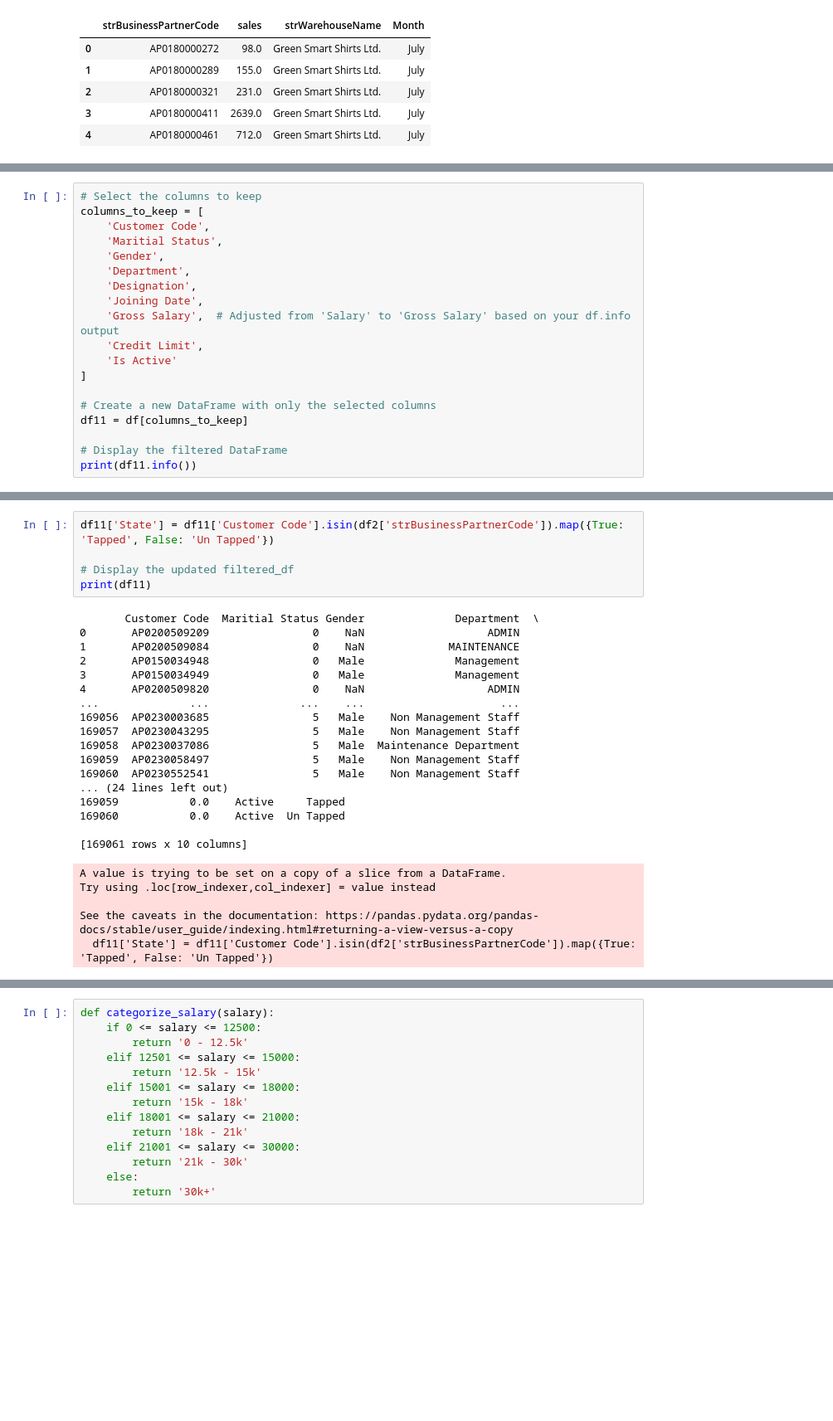
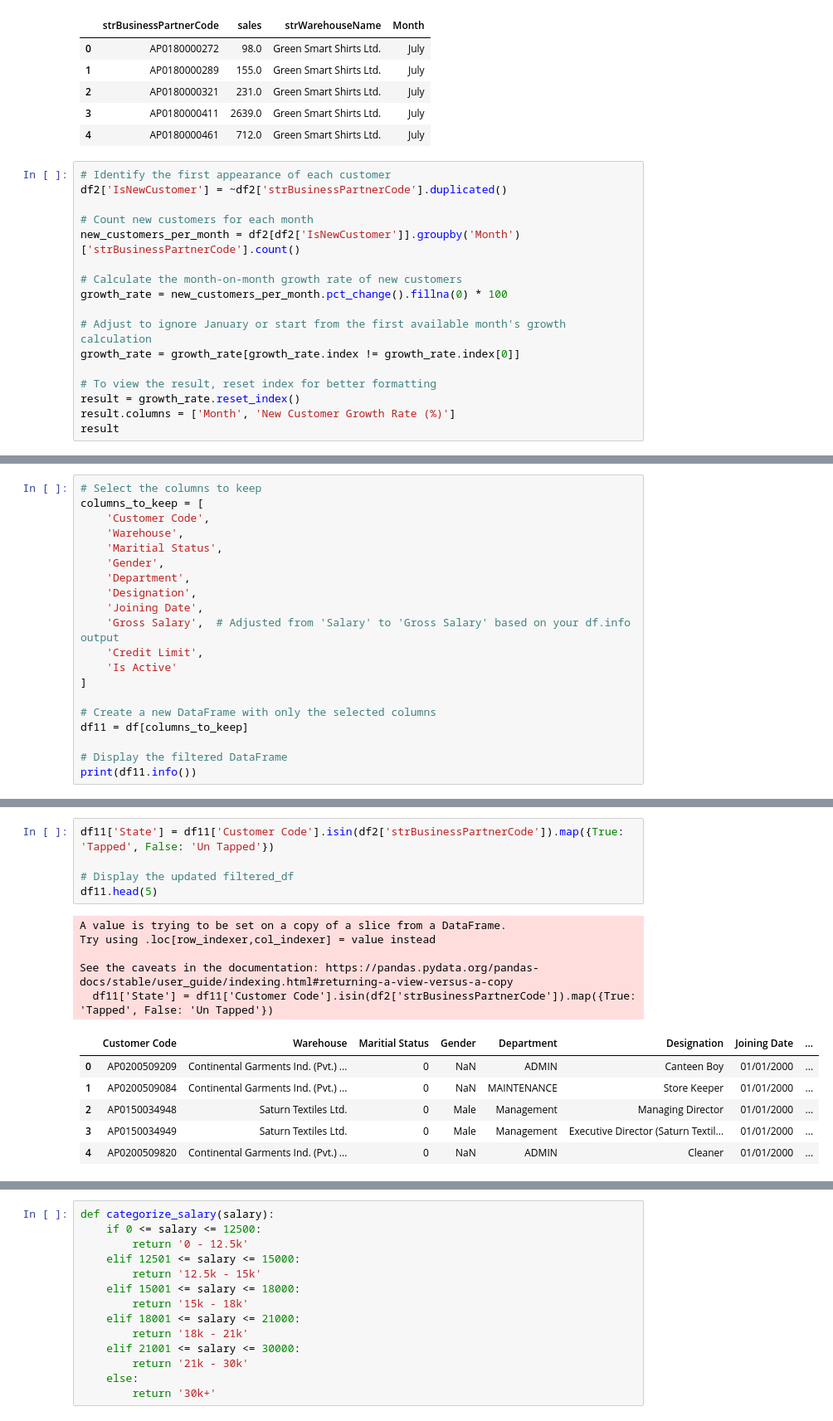
Before and after one commit to Risad-Raihan/consumer_team, a Jupyter notebook: Consumer Team - Seg.ipynb, the cells around one changed output, grey strips where cells are left out. Shown at 83% size. Saved outputs shown, nothing was run; the diff lists cells and outputs as text; blank space fills up the shorter version.

```diff
--- a/Consumer Team - Seg.ipynb
+++ b/Consumer Team - Seg.ipynb
@@ -21,3 +21,20 @@ df2.head()
 | 2 | AP0180000321 | 231.0 | Green Smart Shirts Ltd. | July |
 | 3 | AP0180000411 | 2639.0 | Green Smart Shirts Ltd. | July |
 | 4 | AP0180000461 | 712.0 | Green Smart Shirts Ltd. | July |
+# %%
+# Identify the first appearance of each customer
+df2['IsNewCustomer'] = ~df2['strBusinessPartnerCode'].duplicated()
+
+# Count new customers for each month
+new_customers_per_month = df2[df2['IsNewCustomer']].groupby('Month')['strBusinessPartnerCode'].count()
+
+# Calculate the month-on-month growth rate of new customers
+growth_rate = new_customers_per_month.pct_change().fillna(0) * 100
+
+# Adjust to ignore January or start from the first available month's growth calculation
+growth_rate = growth_rate[growth_rate.index != growth_rate.index[0]]
+
+# To view the result, reset index for better formatting
+result = growth_rate.reset_index()
+result.columns = ['Month', 'New Customer Growth Rate (%)']
+result
@@ -25,6 +50,7 @@ df2.head()
 # Select the columns to keep
 columns_to_keep = [
     'Customer Code',
+    'Warehouse',
     'Maritial Status',
     'Gender',
     'Department',
@@ -61,31 +88,20 @@ None
 # %%
 df11['State'] = df11['Customer Code'].isin(df2['strBusinessPartnerCode']).map({True: 'Tapped', False: 'Un Tapped'})
 
 # Display the updated filtered_df
-print(df11)
+df11.head(5)
 # %% [output]
-       Customer Code  Maritial Status Gender              Department  \
-0       AP0200509209                0    NaN                   ADMIN
-1       AP0200509084                0    NaN             MAINTENANCE
-2       AP0150034948                0   Male              Management
-3       AP0150034949                0   Male              Management
-4       AP0200509820                0    NaN                   ADMIN
-...              ...              ...    ...                     ...
-169056  AP0230003685                5   Male    Non Management Staff
-169057  AP0230043295                5   Male    Non Management Staff
-169058  AP0230037086                5   Male  Maintenance Department
-169059  AP0230058497                5   Male    Non Management Staff
-169060  AP0230552541                5   Male    Non Management Staff
-... (24 lines left out)
-169059           0.0    Active     Tapped
-169060           0.0    Active  Un Tapped
+A value is trying to be set on a copy of a slice from a DataFrame.
+Try using .loc[row_indexer,col_indexer] = value instead
 
-[169061 rows x 10 columns]
+See the caveats in the documentation: https://pandas.pydata.org/pandas-docs/stable/user_guide/indexing.html#returning-a-view-versus-a-copy
+  df11['State'] = df11['Customer Code'].isin(df2['strBusinessPartnerCode']).map({True: 'Tapped', False: 'Un Tapped'})
-A value is trying to be set on a copy of a slice from a DataFrame.
-Try using .loc[row_indexer,col_indexer] = value instead
-
-See the caveats in the documentation: https://pandas.pydata.org/pandas-docs/stable/user_guide/indexing.html#returning-a-view-versus-a-copy
-  df11['State'] = df11['Customer Code'].isin(df2['strBusinessPartnerCode']).map({True: 'Tapped', False: 'Un Tapped'})
+|  | Customer Code | Warehouse | Maritial Status | Gender | Department | Designation | Joining Date | ... |
+| 0 | AP0200509209 | Continental Garments Ind. (Pvt.) ... | 0 | NaN | ADMIN | Canteen Boy | 01/01/2000 | ... |
+| 1 | AP0200509084 | Continental Garments Ind. (Pvt.) ... | 0 | NaN | MAINTENANCE | Store Keeper | 01/01/2000 | ... |
+| 2 | AP0150034948 | Saturn Textiles Ltd. | 0 | Male | Management | Managing Director | 01/01/2000 | ... |
+| 3 | AP0150034949 | Saturn Textiles Ltd. | 0 | Male | Management | Executive Director (Saturn Textil... | 01/01/2000 | ... |
+| 4 | AP0200509820 | Continental Garments Ind. (Pvt.) ... | 0 | NaN | ADMIN | Cleaner | 01/01/2000 | ... |
 # %%
 # Convert 'Joining Date' to datetime, invalid parsing will be set as NaT
 df11['Joining Date'] = pd.to_datetime(df11['Joining Date'], errors='coerce')
```
Also changed, not shown: parts of 9 cells of this notebook.
